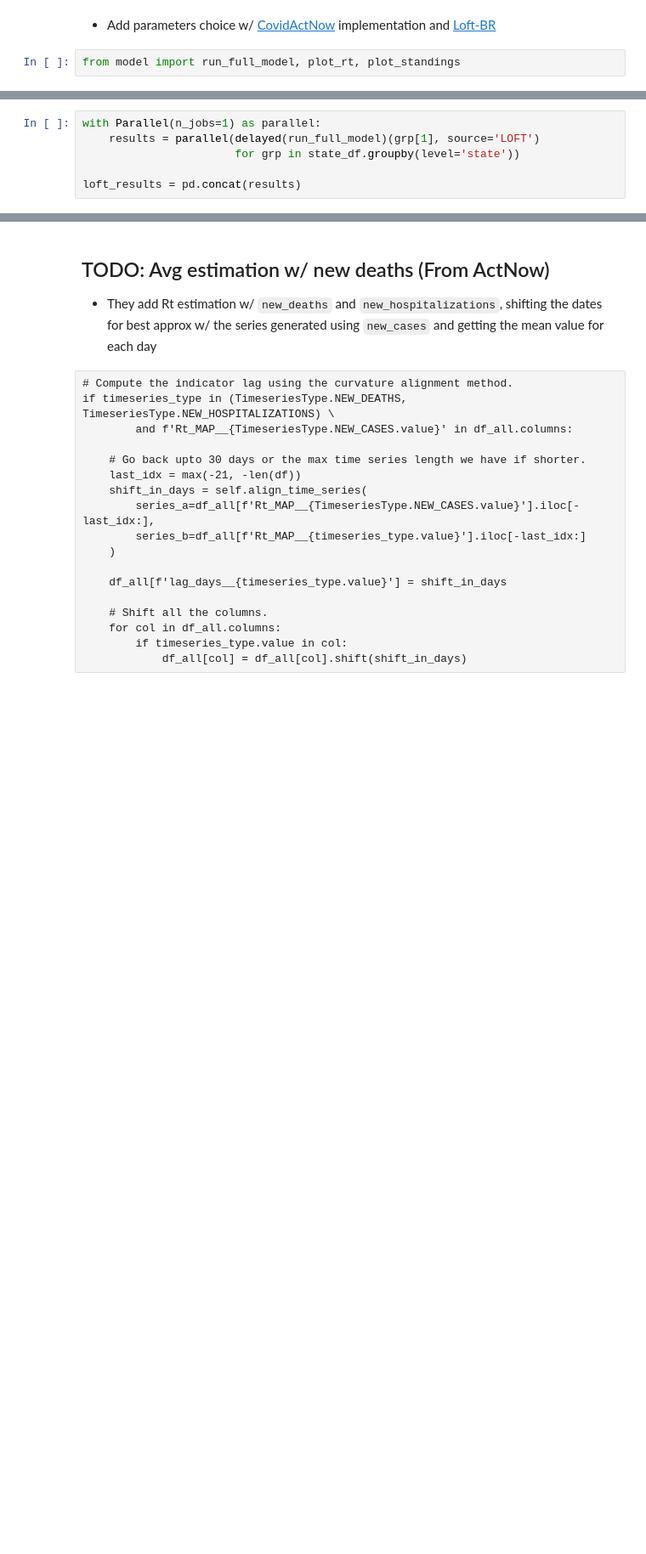
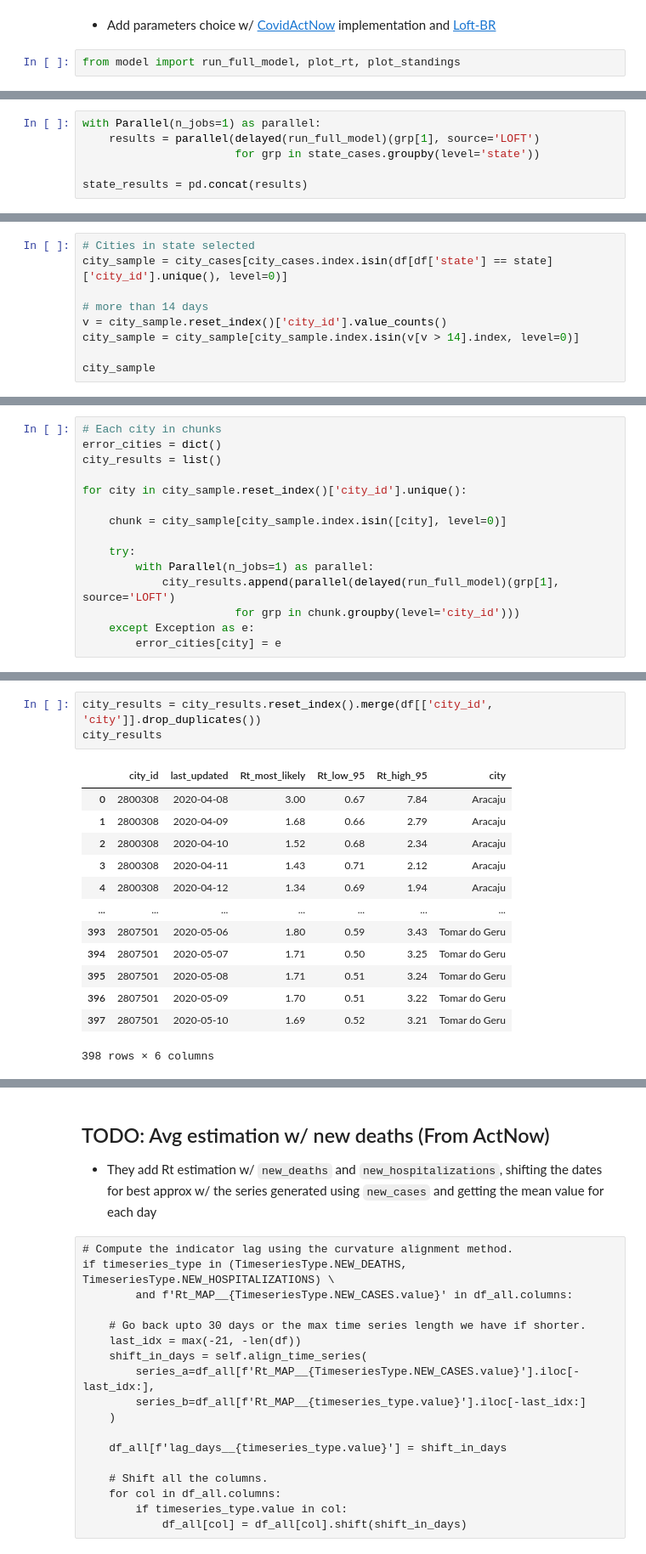
Before and after one commit to ImpulsoGov/coronacidades-datasource, a Jupyter notebook: notebooks/estimate_reproduction_number.ipynb, the cells around one changed output, grey strips where cells are left out. Shown at 85% size. Cells and saved outputs as stored; diff of their text form; blank space fills up the shorter version.

```diff
--- a/notebooks/estimate_reproduction_number.ipynb
+++ b/notebooks/estimate_reproduction_number.ipynb
@@ -225,6 +156,0 @@ from model import run_full_model, plot_rt, plot_standings
-# %%
-with Parallel(n_jobs=1) as parallel:
-    results = parallel(delayed(run_full_model)(grp[1], source='LOFT')
-                       for grp in state_df.groupby(level='state'))
-
-loft_results = pd.concat(results)
@@ -329,0 +159,6 @@ plot_rt_states(loft_results.set_index(['date', 'state']))
+# %%
+with Parallel(n_jobs=1) as parallel:
+    results = parallel(delayed(run_full_model)(grp[1], source='LOFT')
+                       for grp in state_cases.groupby(level='state'))
+
+state_results = pd.concat(results)
@@ -329,0 +202,9 @@ plot_rt_states(loft_results.set_index(['date', 'state']))
+# %%
+# Cities in state selected
+city_sample = city_cases[city_cases.index.isin(df[df['state'] == state]['city_id'].unique(), level=0)]
+
+# more than 14 days
+v = city_sample.reset_index()['city_id'].value_counts()
+city_sample = city_sample[city_sample.index.isin(v[v > 14].index, level=0)]
+
+city_sample
@@ -329,0 +231,15 @@ plot_rt_states(loft_results.set_index(['date', 'state']))
+# %%
+# Each city in chunks
+error_cities = dict()
+city_results = list()
+
+for city in city_sample.reset_index()['city_id'].unique():
+
+    chunk = city_sample[city_sample.index.isin([city], level=0)]
+
+    try:
+        with Parallel(n_jobs=1) as parallel:
+            city_results.append(parallel(delayed(run_full_model)(grp[1], source='LOFT')
+                       for grp in chunk.groupby(level='city_id')))
+    except Exception as e:
+        error_cities[city] = e
@@ -329,0 +254,17 @@ plot_rt_states(loft_results.set_index(['date', 'state']))
+# %%
+city_results = city_results.reset_index().merge(df[['city_id', 'city']].drop_duplicates())
+city_results
+# %% [output]
+|  | city_id | last_updated | Rt_most_likely | Rt_low_95 | Rt_high_95 | city |
+| 0 | 2800308 | 2020-04-08 | 3.00 | 0.67 | 7.84 | Aracaju |
+| 1 | 2800308 | 2020-04-09 | 1.68 | 0.66 | 2.79 | Aracaju |
+| 2 | 2800308 | 2020-04-10 | 1.52 | 0.68 | 2.34 | Aracaju |
+| 3 | 2800308 | 2020-04-11 | 1.43 | 0.71 | 2.12 | Aracaju |
+| 4 | 2800308 | 2020-04-12 | 1.34 | 0.69 | 1.94 | Aracaju |
+| ... | ... | ... | ... | ... | ... | ... |
+| 393 | 2807501 | 2020-05-06 | 1.80 | 0.59 | 3.43 | Tomar do Geru |
+| 394 | 2807501 | 2020-05-07 | 1.71 | 0.50 | 3.25 | Tomar do Geru |
+| 395 | 2807501 | 2020-05-08 | 1.71 | 0.51 | 3.24 | Tomar do Geru |
+| 396 | 2807501 | 2020-05-09 | 1.70 | 0.51 | 3.22 | Tomar do Geru |
+| 397 | 2807501 | 2020-05-10 | 1.69 | 0.52 | 3.21 | Tomar do Geru |
+398 rows × 6 columns
```
Also changed, not shown: parts of 86 cells of this notebook, 2 other files.
